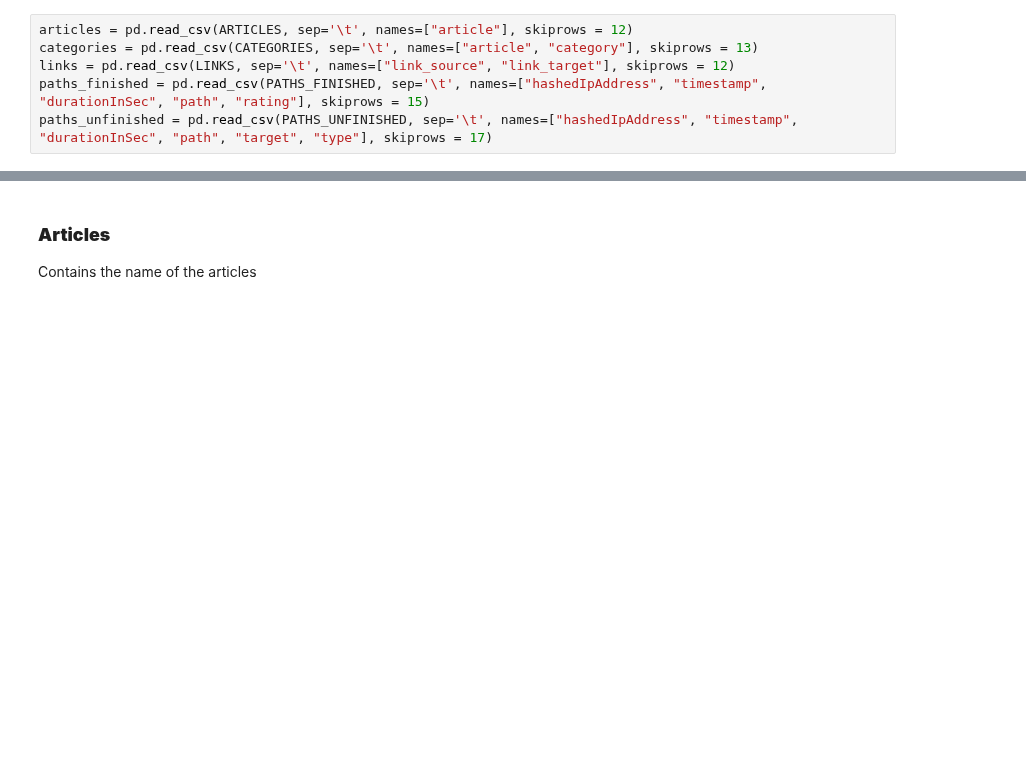
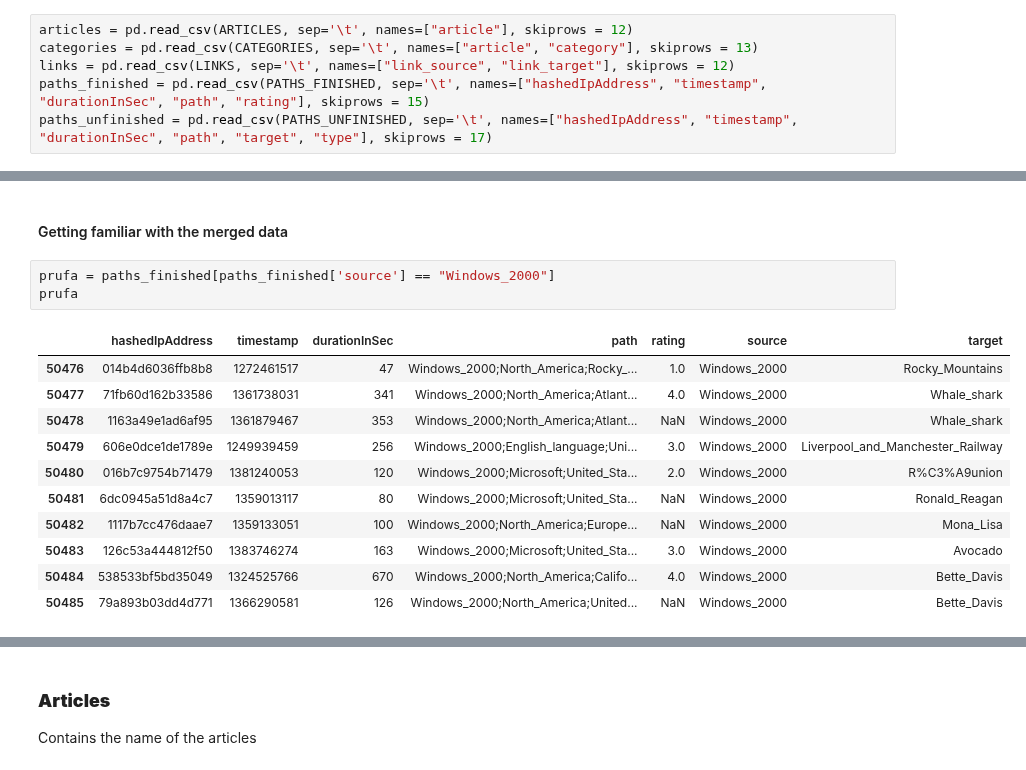
Before and after one commit to epfl-ada/ada-2022-project-metadata, a Jupyter notebook: vala.ipynb, the cells around one changed output, grey strips where cells are left out. Drawn from its saved outputs; the diff is of its cells as text; blank space fills up the shorter version.

```diff
--- a/vala.ipynb
+++ b/vala.ipynb
@@ -34,0 +131,17 @@ female_model =  pd.read_csv(FEMALE_MODEL, sep=',', names=["women", "women_label"
+# %% [markdown]
+#### Getting familiar with the merged data
+# %%
+prufa = paths_finished[paths_finished['source'] == "Windows_2000"]
+prufa
+# %% [output]
+|  | hashedIpAddress | timestamp | durationInSec | path | rating | source | target |
+| 50476 | 014b4d6036ffb8b8 | 1272461517 | 47 | Windows_2000;North_America;Rocky_... | 1.0 | Windows_2000 | Rocky_Mountains |
+| 50477 | 71fb60d162b33586 | 1361738031 | 341 | Windows_2000;North_America;Atlant... | 4.0 | Windows_2000 | Whale_shark |
+| 50478 | 1163a49e1ad6af95 | 1361879467 | 353 | Windows_2000;North_America;Atlant... | NaN | Windows_2000 | Whale_shark |
+| 50479 | 606e0dce1de1789e | 1249939459 | 256 | Windows_2000;English_language;Uni... | 3.0 | Windows_2000 | Liverpool_and_Manchester_Railway |
+| 50480 | 016b7c9754b71479 | 1381240053 | 120 | Windows_2000;Microsoft;United_Sta... | 2.0 | Windows_2000 | R%C3%A9union |
+| 50481 | 6dc0945a51d8a4c7 | 1359013117 | 80 | Windows_2000;Microsoft;United_Sta... | NaN | Windows_2000 | Ronald_Reagan |
+| 50482 | 1117b7cc476daae7 | 1359133051 | 100 | Windows_2000;North_America;Europe... | NaN | Windows_2000 | Mona_Lisa |
+| 50483 | 126c53a444812f50 | 1383746274 | 163 | Windows_2000;Microsoft;United_Sta... | 3.0 | Windows_2000 | Avocado |
+| 50484 | 538533bf5bd35049 | 1324525766 | 670 | Windows_2000;North_America;Califo... | 4.0 | Windows_2000 | Bette_Davis |
+| 50485 | 79a893b03dd4d771 | 1366290581 | 126 | Windows_2000;North_America;United... | NaN | Windows_2000 | Bette_Davis |
```
Also changed, not shown: parts of 36 cells of this notebook.
